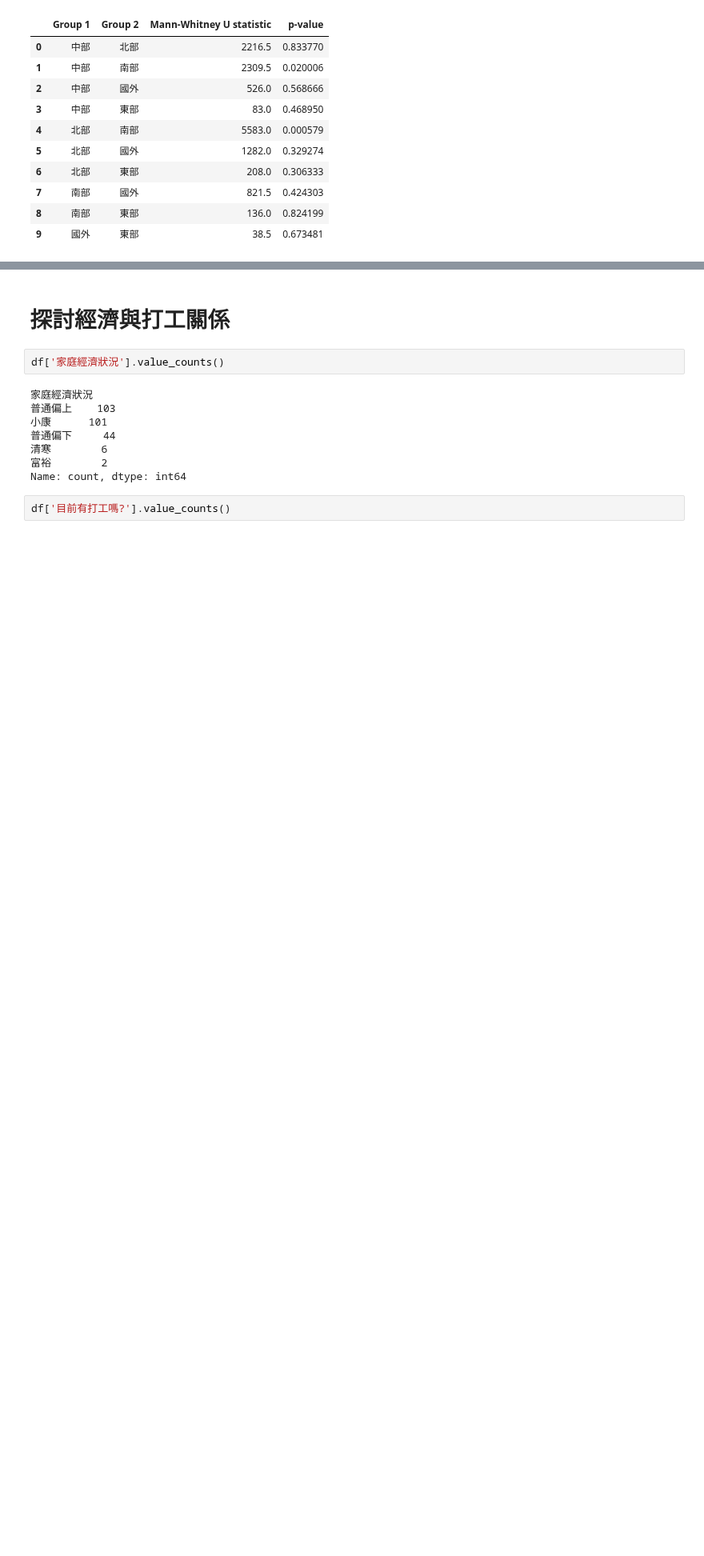
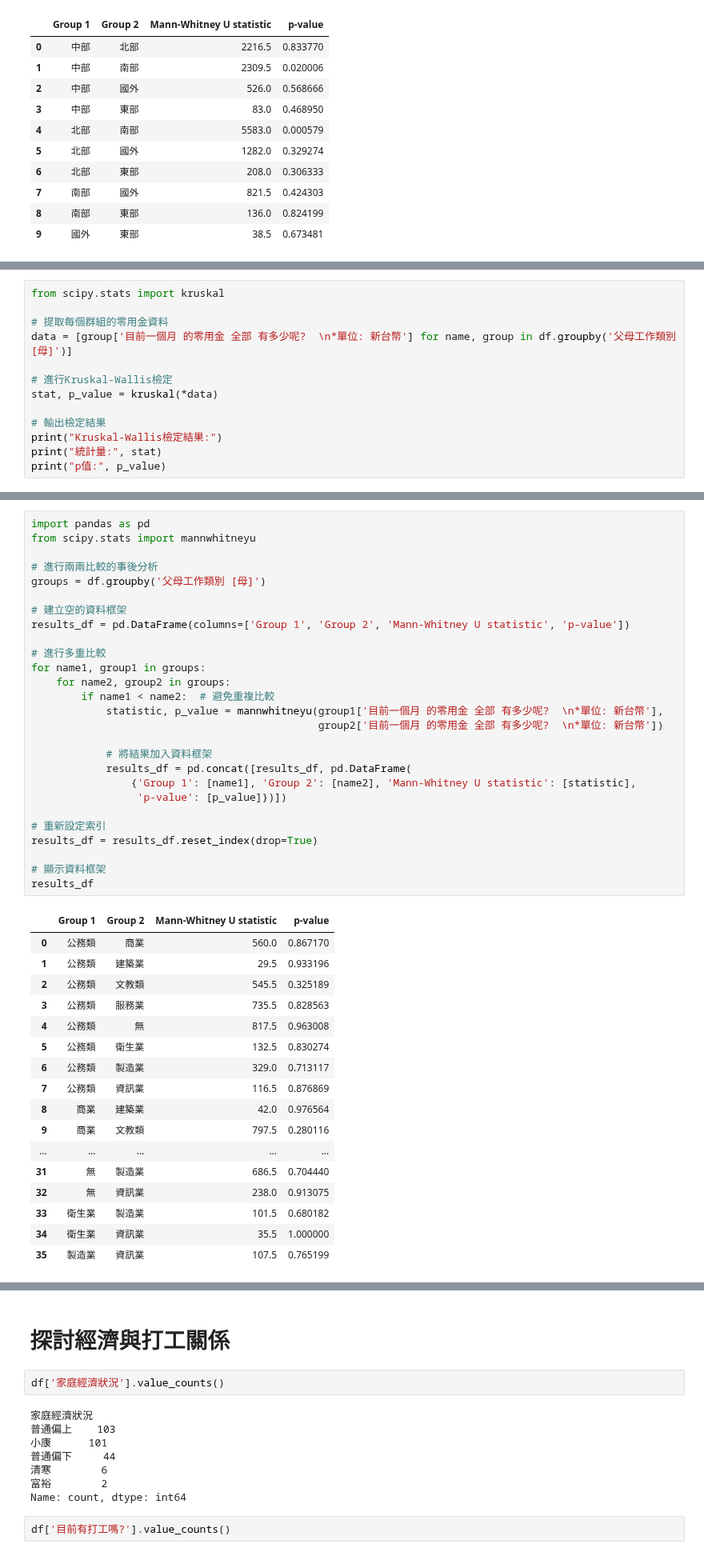
Before and after one commit to whats2000/coding-stuff-I-make-from-learning, a Jupyter notebook: Pythons/statistic/Pocket Money/PockerMoney.ipynb, the cells around one changed output, grey strips where cells are left out. Shown at 80% size. Saved outputs shown, nothing was run; the diff lists cells and outputs as text; blank space fills up the shorter version.

```diff
--- a/Pythons/statistic/Pocket Money/PockerMoney.ipynb
+++ b/Pythons/statistic/Pocket Money/PockerMoney.ipynb
@@ -439,0 +707,13 @@ results_df
+# %%
+from scipy.stats import kruskal
+
+# 提取每個群組的零用金資料
+data = [group['目前一個月 的零用金 全部 有多少呢?  \n*單位: 新台幣'] for name, group in df.groupby('父母工作類別 [母]')]
+
+# 進行Kruskal-Wallis檢定
+stat, p_value = kruskal(*data)
+
+# 輸出檢定結果
+print("Kruskal-Wallis檢定結果:")
+print("統計量:", stat)
+print("p值:", p_value)
@@ -439,0 +724,45 @@ results_df
+# %%
+import pandas as pd
+from scipy.stats import mannwhitneyu
+
+# 進行兩兩比較的事後分析
+groups = df.groupby('父母工作類別 [母]')
+
+# 建立空的資料框架
+results_df = pd.DataFrame(columns=['Group 1', 'Group 2', 'Mann-Whitney U statistic', 'p-value'])
+
+# 進行多重比較
+for name1, group1 in groups:
+    for name2, group2 in groups:
+        if name1 < name2:  # 避免重複比較
+            statistic, p_value = mannwhitneyu(group1['目前一個月 的零用金 全部 有多少呢?  \n*單位: 新台幣'],
+                                              group2['目前一個月 的零用金 全部 有多少呢?  \n*單位: 新台幣'])
+
+            # 將結果加入資料框架
+            results_df = pd.concat([results_df, pd.DataFrame(
+                {'Group 1': [name1], 'Group 2': [name2], 'Mann-Whitney U statistic': [statistic],
+                 'p-value': [p_value]})])
+
+# 重新設定索引
+results_df = results_df.reset_index(drop=True)
+
+# 顯示資料框架
+results_df
+# %% [output]
+|  | Group 1 | Group 2 | Mann-Whitney U statistic | p-value |
+| 0 | 公務類 | 商業 | 560.0 | 0.867170 |
+| 1 | 公務類 | 建築業 | 29.5 | 0.933196 |
+| 2 | 公務類 | 文教類 | 545.5 | 0.325189 |
+| 3 | 公務類 | 服務業 | 735.5 | 0.828563 |
+| 4 | 公務類 | 無 | 817.5 | 0.963008 |
+| 5 | 公務類 | 衛生業 | 132.5 | 0.830274 |
+| 6 | 公務類 | 製造業 | 329.0 | 0.713117 |
+| 7 | 公務類 | 資訊業 | 116.5 | 0.876869 |
+| 8 | 商業 | 建築業 | 42.0 | 0.976564 |
+| 9 | 商業 | 文教類 | 797.5 | 0.280116 |
+| ... | ... | ... | ... | ... |
+| 31 | 無 | 製造業 | 686.5 | 0.704440 |
+| 32 | 無 | 資訊業 | 238.0 | 0.913075 |
+| 33 | 衛生業 | 製造業 | 101.5 | 0.680182 |
+| 34 | 衛生業 | 資訊業 | 35.5 | 1.000000 |
+| 35 | 製造業 | 資訊業 | 107.5 | 0.765199 |
```
Also changed, not shown: parts of 20 cells of this notebook.
